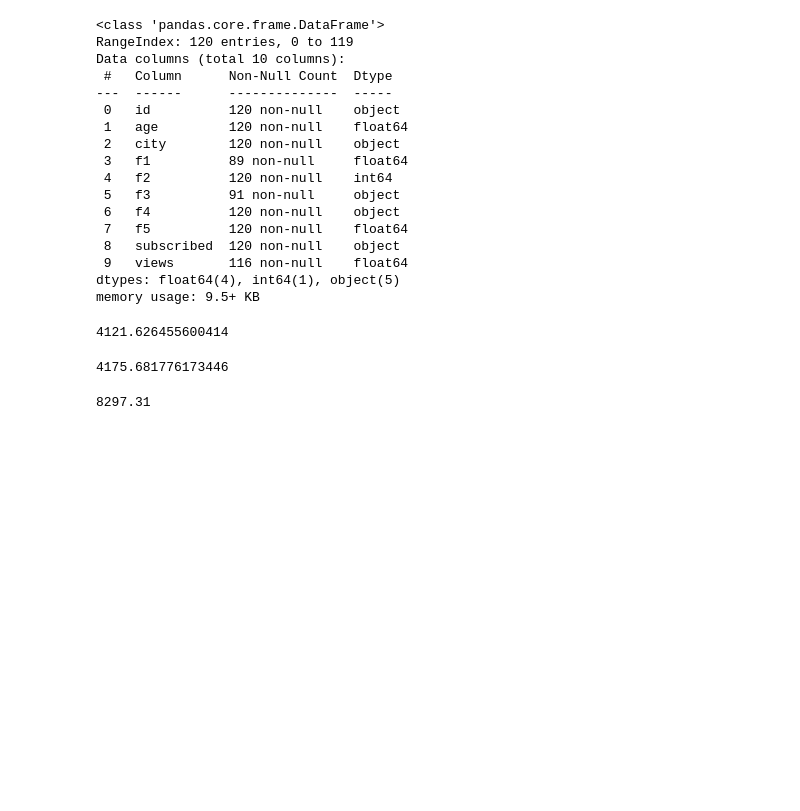
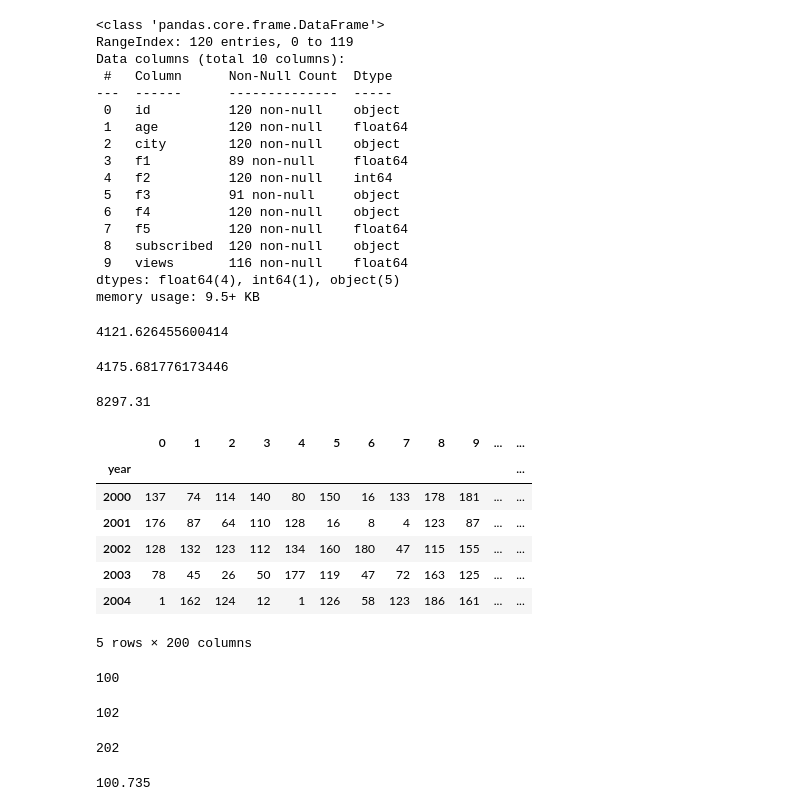
Before and after one commit to bbang-jun/Big-Data-Analysis-Engineer-Practical-Test, a Jupyter notebook: 작업형1/작업형1_연습문제.ipynb, the cells around one changed output. Drawn from its saved outputs; the diff is of its cells as text; code cells hidden in the pictures; blank space fills up the shorter version.

Commit message:
작업형1 # Section 18 데이터(행) 기준 평균값, 인덱싱

```diff
--- a/작업형1/작업형1_연습문제.ipynb
+++ b/작업형1/작업형1_연습문제.ipynb
@@ -1004,3 +1004,51 @@ print(after_std)
 print(round(before_std + after_std, 2))
 # %% [output]
 8297.31
+# %%
+# Section 18 데이터(행) 기준 평균값, 인덱싱
+# 1. index '2001' 데이터(행)에서 평균보다 큰 값의 개수를 구하시오.
+# 2. index '2003' 데이터(행)에서 평균보다 작은 값의 개수를 구하시오.
+# 3. 두 개수를 더하시오.
+
+# 기본 코드
+import pandas as pd
+df = pd.read_csv('type1_data2.csv', index_col='year')
+df
+# %% [output]
+|  | 0 | 1 | 2 | 3 | 4 | 5 | 6 | 7 | 8 | 9 | ... | ... |
+| year |  |  |  |  |  |  |  |  |  |  |  | ... |
+| 2000 | 137 | 74 | 114 | 140 | 80 | 150 | 16 | 133 | 178 | 181 | ... | ... |
+| 2001 | 176 | 87 | 64 | 110 | 128 | 16 | 8 | 4 | 123 | 87 | ... | ... |
+| 2002 | 128 | 132 | 123 | 112 | 134 | 160 | 180 | 47 | 115 | 155 | ... | ... |
+| 2003 | 78 | 45 | 26 | 50 | 177 | 119 | 47 | 72 | 163 | 125 | ... | ... |
+| 2004 | 1 | 162 | 124 | 12 | 1 | 126 | 58 | 123 | 186 | 161 | ... | ... |
+5 rows × 200 columns
+# %%
+# 1. index '2001' 데이터(행)에서 평균보다 큰 값의 개수를 구하시오.
+mean = df.loc[2001].mean()
+cond = df.loc[2001] > mean
+result1 = cond.sum()
+print(result1)
+# %% [output]
+100
+# %%
+# 2. index '2003' 데이터(행)에서 평균보다 작은 값의 개수를 구하시오.
+mean = df.loc[2003].mean()
+cond = df.loc[2003] < mean
+result2 = cond.sum()
+print(result2)
+# %% [output]
+102
+# %%
+# 3. 두 개수를 더하시오.
+print(result1 + result2)
+# %% [output]
+202
+# %%
+import pandas as pd
+df = pd.read_csv('type1_data2.csv', index_col='year')
+df = df.T
+cond = df[2001]
+print(cond.mean())
+# %% [output]
+100.735
```
Also changed, not shown: 1 other file.
